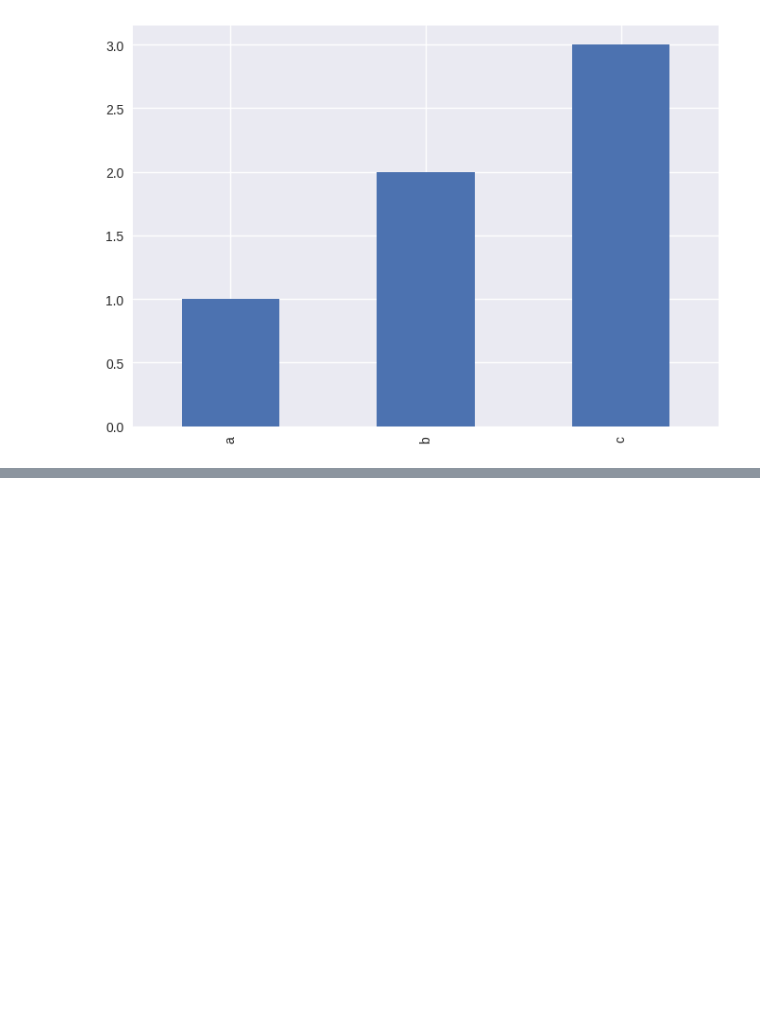
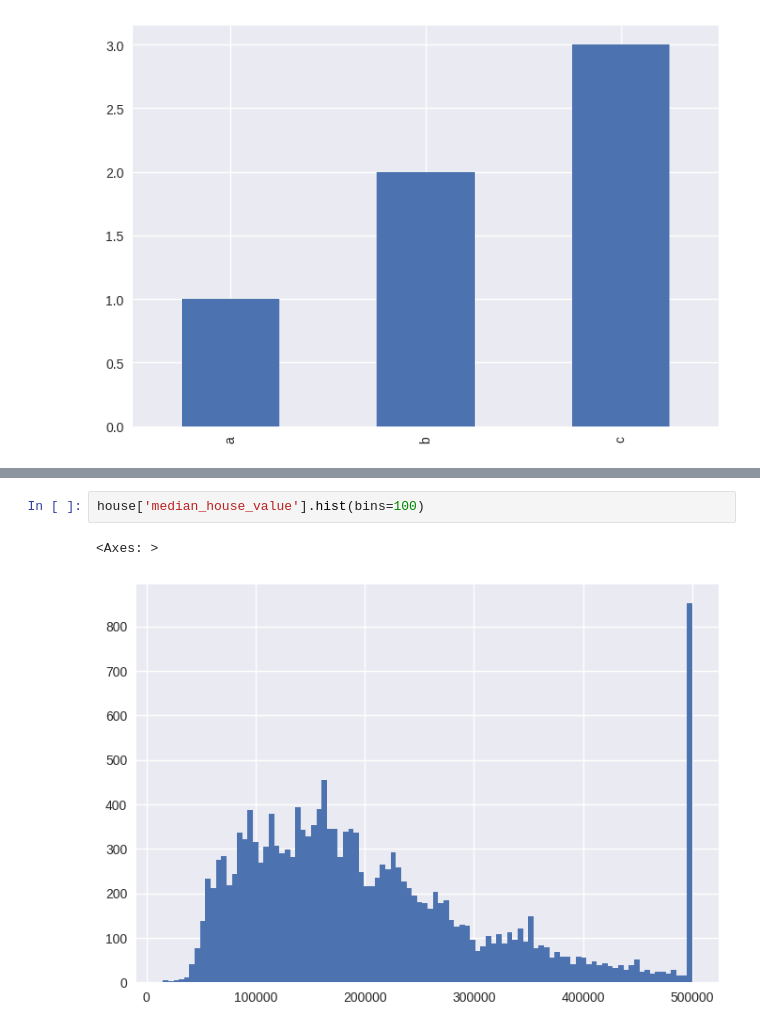
Before and after one commit to hajju0617/Data-Analysis-Study, a Jupyter notebook: visualize_dataset.ipynb, the cells around one changed output, grey strips where cells are left out. Cells and saved outputs as stored; diff of their text form; blank space fills up the shorter version.

```diff
--- a/visualize_dataset.ipynb
+++ b/visualize_dataset.ipynb
@@ -113,0 +124,5 @@ test.plot(kind='bar')
+# %%
+house['median_house_value'].hist(bins=100)
+# %% [output]
+<Axes: >
+[figure, added]
```
Also changed, not shown: parts of 7 cells of this notebook.
